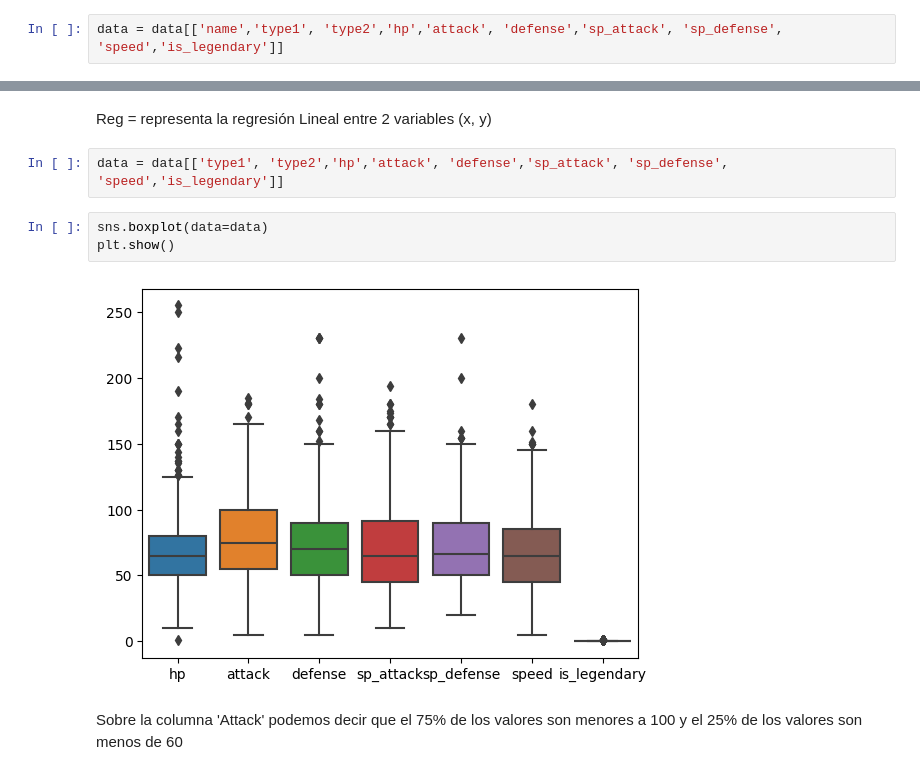
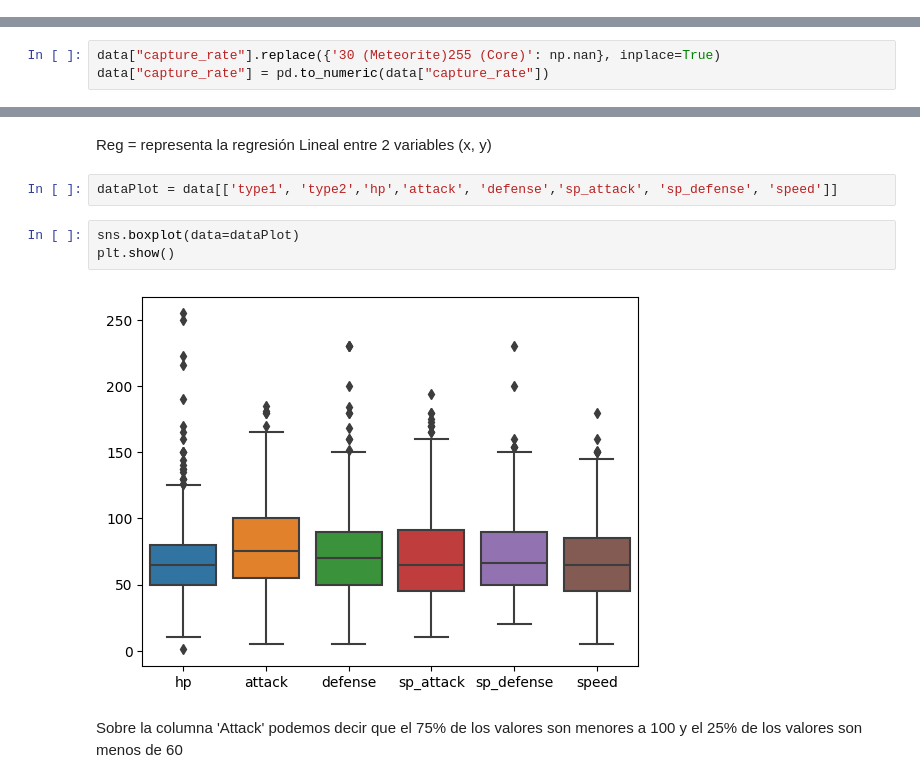
Before and after one commit to carbajaljerson/pokemon, a Jupyter notebook: EDA.ipynb, the cells around one changed output, grey strips where cells are left out. Drawn from its saved outputs; the diff is of its cells as text.

```diff
--- a/EDA.ipynb
+++ b/EDA.ipynb
@@ -30,5 +72,3 @@ Index(['abilities', 'against_bug', 'against_dark', 'against_dragon',
        'sp_attack', 'sp_defense', 'speed', 'type1', 'type2', 'weight_kg',
        'generation', 'is_legendary'],
       dtype='object')
-# %%
-data = data[['name','type1', 'type2','hp','attack', 'defense','sp_attack', 'sp_defense', 'speed','is_legendary']]
@@ -71,3 +130,6 @@ data
+# %%
+data["capture_rate"].replace({'30 (Meteorite)255 (Core)': np.nan}, inplace=True)
+data["capture_rate"] = pd.to_numeric(data["capture_rate"])
 # %%
 #Cantidad de Nulos por Columna
 data.isna().sum()
@@ -186,11 +246,11 @@ sns.jointplot(x='sp_attack' , y= 'sp_defense', data=data , kind='reg' )
 # %% [markdown]
 Reg = representa la regresión Lineal entre 2 variables (x, y)
 # %%
-data = data[['type1', 'type2','hp','attack', 'defense','sp_attack', 'sp_defense', 'speed','is_legendary']]
+dataPlot = data[['type1', 'type2','hp','attack', 'defense','sp_attack', 'sp_defense', 'speed']]
 # %%
-sns.boxplot(data=data)
+sns.boxplot(data=dataPlot)
 plt.show()
 # %% [output]
-[figure, old version]
+[figure, new version]
 # %% [markdown]
 Sobre la columna 'Attack' podemos decir que el 75% de los valores son menores a 100 y el 25% de los valores son menos de 60
```
Also changed, not shown: parts of 14 cells of this notebook, 2 other files.
